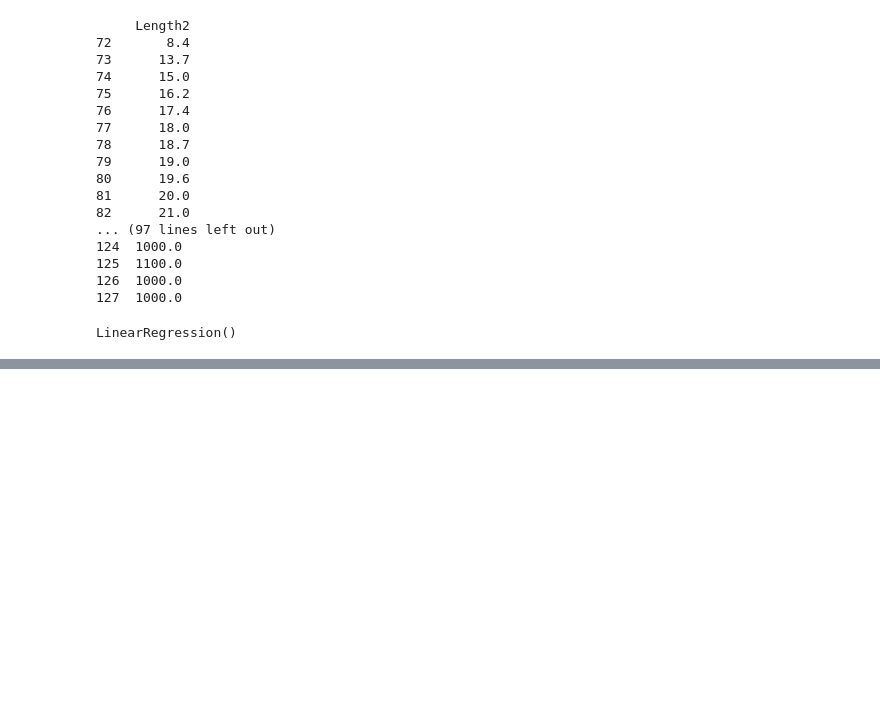
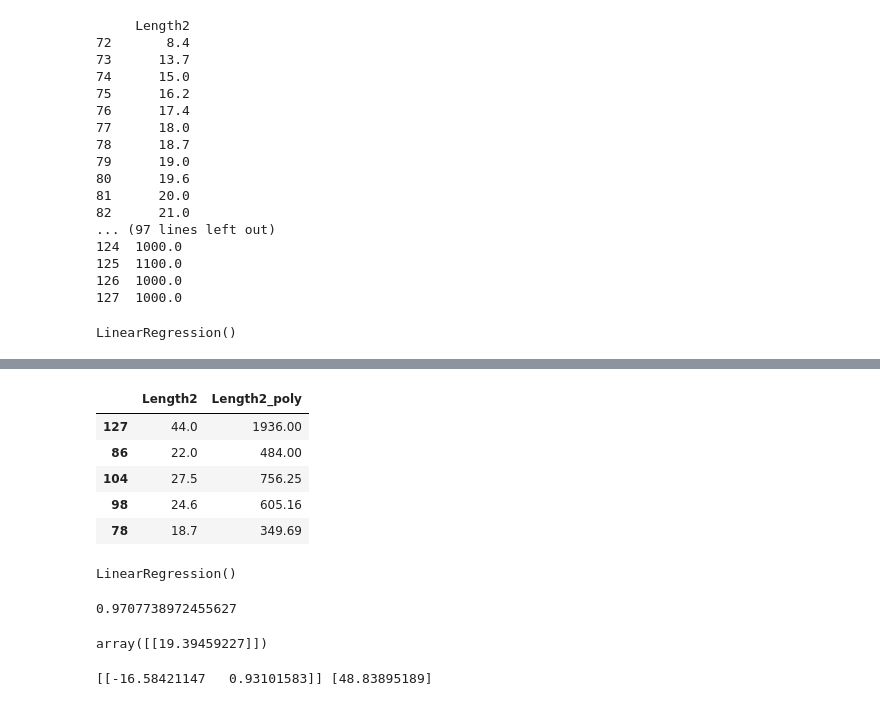
Before and after one commit to iam-Aerin/ml, a Jupyter notebook: 3-2.ipynb, the cells around one changed output, grey strips where cells are left out. Cells and saved outputs as stored; diff of their text form; code cells hidden in the pictures; blank space fills up the shorter version.

```diff
--- a/3-2.ipynb
+++ b/3-2.ipynb
@@ -65,0 +115,32 @@ lr.score(test_input, test_target)
+# %%
+train_input['Length2_poly'] = train_input['Length2'] ** 2
+# 제곱을 시키자, 그리고 그 데이터를 다시 train_input에 새로운 컬럼 'Length2_poly'로 추가하자.
+
+test_input['Length2_poly'] = test_input['Length2'] ** 2
+train_input.head()
+# %% [output]
+|  | Length2 | Length2_poly |
+| 127 | 44.0 | 1936.00 |
+| 86 | 22.0 | 484.00 |
+| 104 | 27.5 | 756.25 |
+| 98 | 24.6 | 605.16 |
+| 78 | 18.7 | 349.69 |
+# %%
+# 다시 학습시켜보자 (다항회귀 - 제곱값으로)
+lr = LinearRegression()
+lr.fit(train_input, train_target)
+# %% [output]
+LinearRegression()
+# %%
+lr.score(test_input, test_target)
+# %% [output]
+0.9707738972455627
+# %%
+lr.predict([[2, 4]])
+# %% [output]
+array([[19.39459227]])
+# %%
+print(lr.coef_, lr.intercept_)
+# 이번에는 2차방정식이므로, [리스트 안에 2개의 값], 값 이 출력됨.
+# %% [output]
+[[-16.58421147   0.93101583]] [48.83895189]
```
Also changed, not shown: parts of 8 cells of this notebook.
